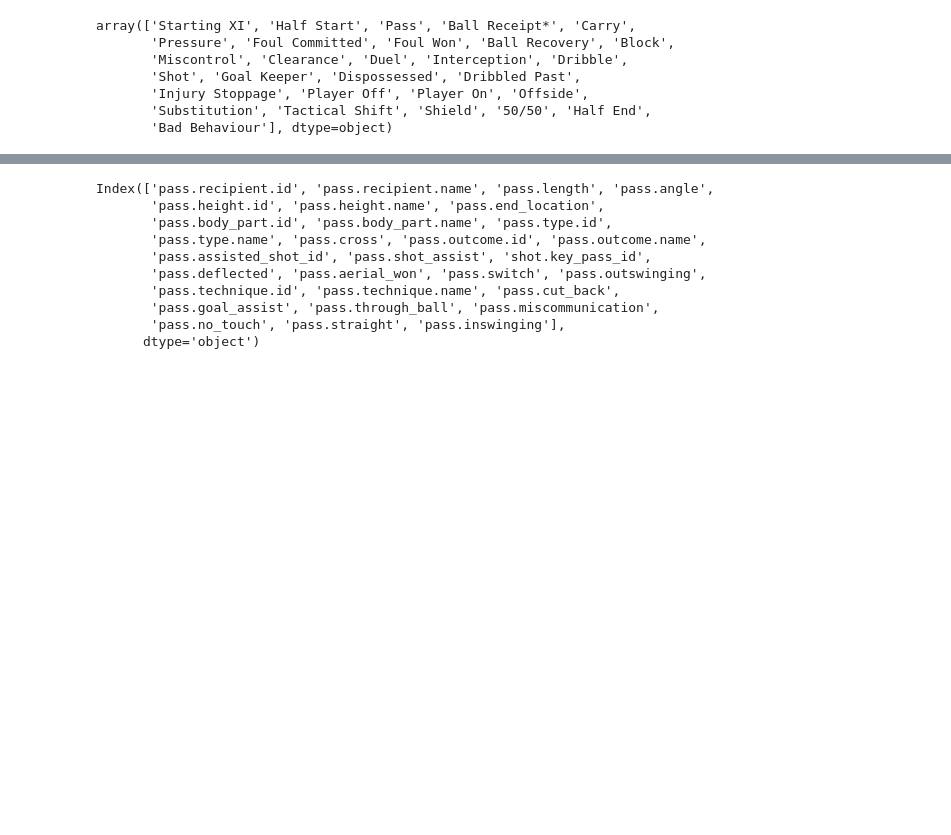
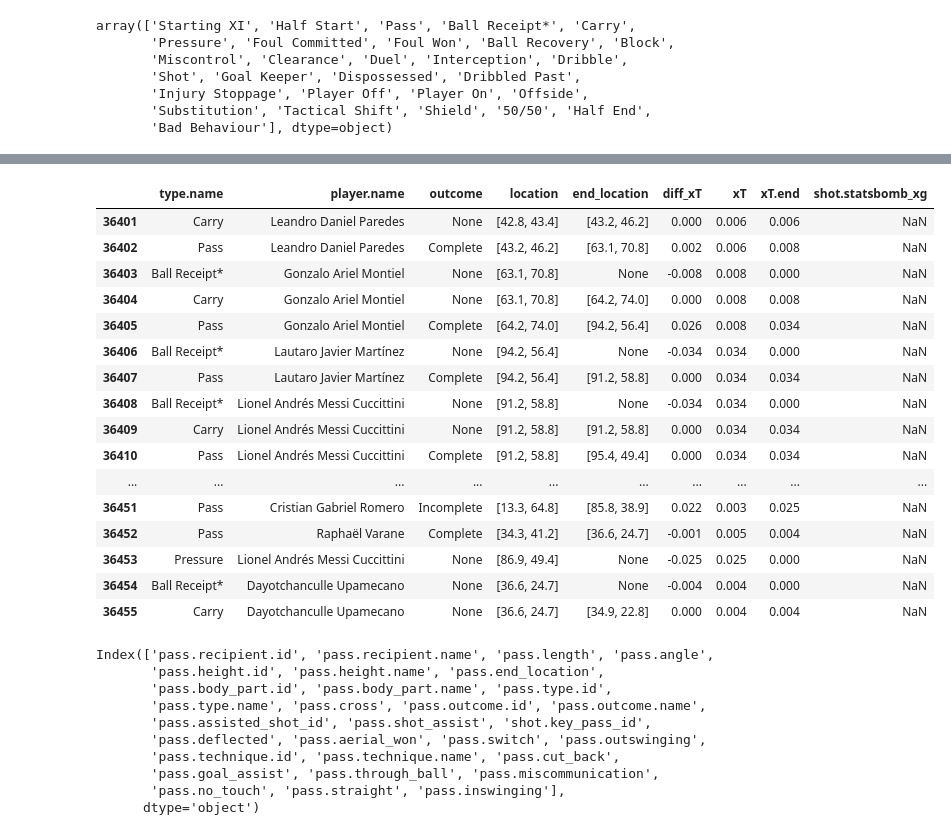
Before and after one commit to tomasnp/Datacamp, a Jupyter notebook: obv.ipynb, the cells around one changed output, grey strips where cells are left out. Cells and saved outputs as stored; diff of their text form; code cells hidden in the pictures; blank space fills up the shorter version.

```diff
--- a/obv.ipynb
+++ b/obv.ipynb
@@ -178,4 +194,24 @@ plot_field(ax)
 [figure]
+# %%
+df.iloc[4000:4055][["type.name", "player.name", "outcome","location", "end_location","diff_xT", "xT", "xT.end", "shot.statsbomb_xg"]]
+# %% [output]
+|  | type.name | player.name | outcome | location | end_location | diff_xT | xT | xT.end | shot.statsbomb_xg |
+| 36401 | Carry | Leandro Daniel Paredes | None | [42.8, 43.4] | [43.2, 46.2] | 0.000 | 0.006 | 0.006 | NaN |
+| 36402 | Pass | Leandro Daniel Paredes | Complete | [43.2, 46.2] | [63.1, 70.8] | 0.002 | 0.006 | 0.008 | NaN |
+| 36403 | Ball Receipt* | Gonzalo Ariel Montiel | None | [63.1, 70.8] | None | -0.008 | 0.008 | 0.000 | NaN |
+| 36404 | Carry | Gonzalo Ariel Montiel | None | [63.1, 70.8] | [64.2, 74.0] | 0.000 | 0.008 | 0.008 | NaN |
+| 36405 | Pass | Gonzalo Ariel Montiel | Complete | [64.2, 74.0] | [94.2, 56.4] | 0.026 | 0.008 | 0.034 | NaN |
+| 36406 | Ball Receipt* | Lautaro Javier Martínez | None | [94.2, 56.4] | None | -0.034 | 0.034 | 0.000 | NaN |
+| 36407 | Pass | Lautaro Javier Martínez | Complete | [94.2, 56.4] | [91.2, 58.8] | 0.000 | 0.034 | 0.034 | NaN |
+| 36408 | Ball Receipt* | Lionel Andrés Messi Cuccittini | None | [91.2, 58.8] | None | -0.034 | 0.034 | 0.000 | NaN |
+| 36409 | Carry | Lionel Andrés Messi Cuccittini | None | [91.2, 58.8] | [91.2, 58.8] | 0.000 | 0.034 | 0.034 | NaN |
+| 36410 | Pass | Lionel Andrés Messi Cuccittini | Complete | [91.2, 58.8] | [95.4, 49.4] | 0.000 | 0.034 | 0.034 | NaN |
+| ... | ... | ... | ... | ... | ... | ... | ... | ... | ... |
+| 36451 | Pass | Cristian Gabriel Romero | Incomplete | [13.3, 64.8] | [85.8, 38.9] | 0.022 | 0.003 | 0.025 | NaN |
+| 36452 | Pass | Raphaël Varane | Complete | [34.3, 41.2] | [36.6, 24.7] | -0.001 | 0.005 | 0.004 | NaN |
+| 36453 | Pressure | Lionel Andrés Messi Cuccittini | None | [86.9, 49.4] | None | -0.025 | 0.025 | 0.000 | NaN |
+| 36454 | Ball Receipt* | Dayotchanculle Upamecano | None | [36.6, 24.7] | None | -0.004 | 0.004 | 0.000 | NaN |
+| 36455 | Carry | Dayotchanculle Upamecano | None | [36.6, 24.7] | [34.9, 22.8] | 0.000 | 0.004 | 0.004 | NaN |
 # %%
 # columns containing "end_location" in the name
 df.columns[df.columns.str.contains("pass")]
```
Also changed, not shown: parts of 13 cells of this notebook, 1 other file.
